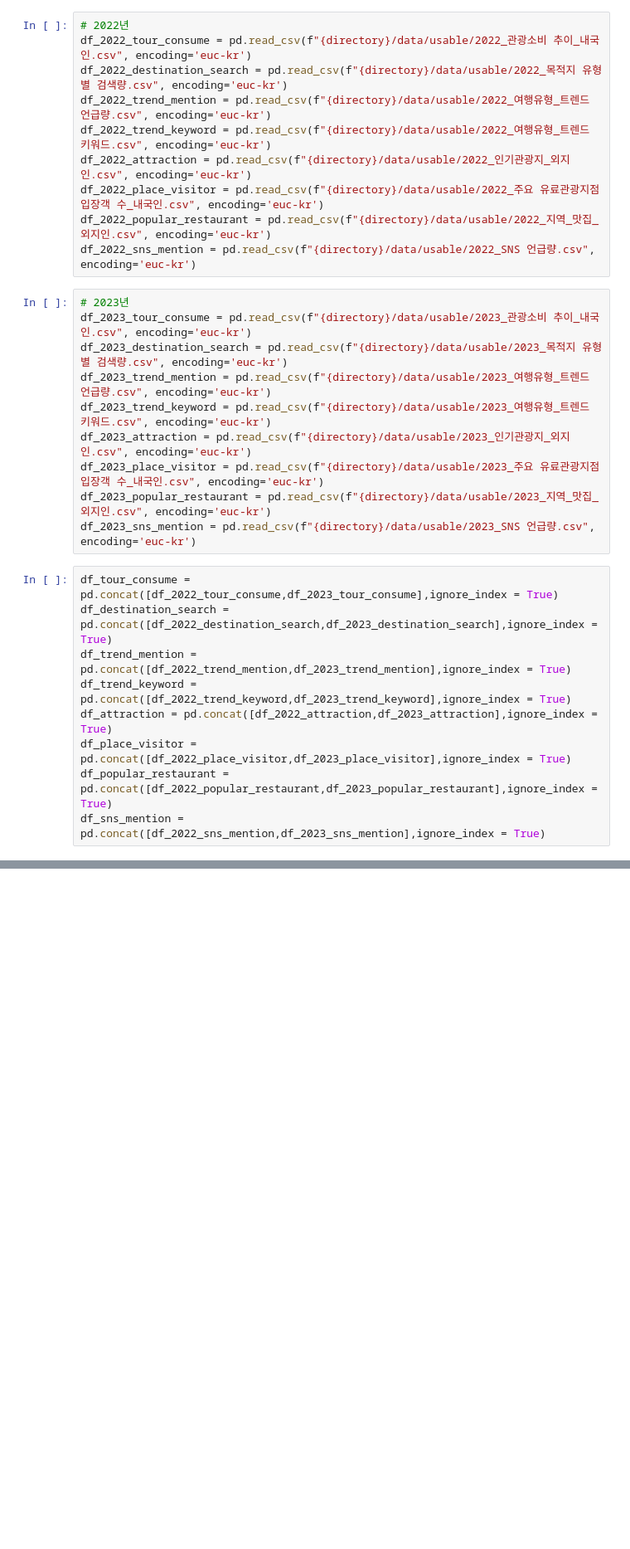
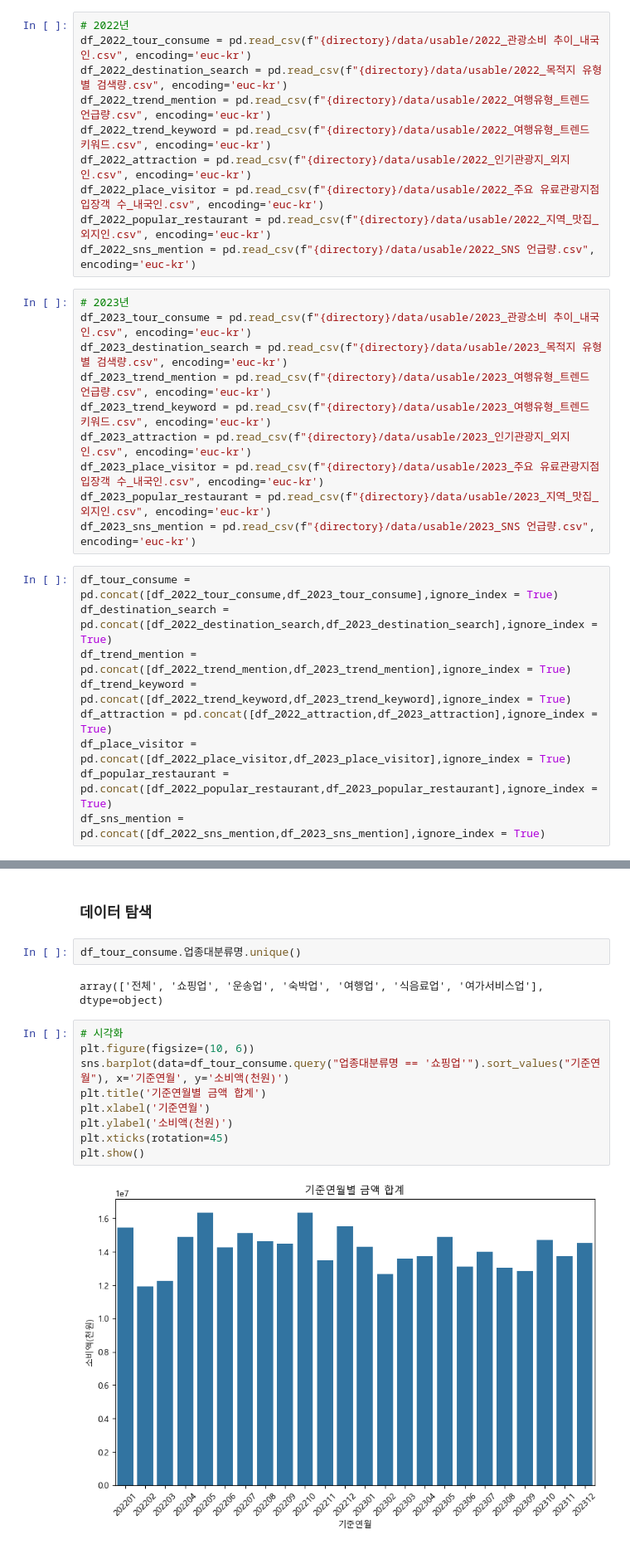
Before and after one commit to SeokcheonMoon/Competetion_Gangneung_vision_planning, a Jupyter notebook: DDA_tour_data.ipynb, the cells around one changed output, grey strips where cells are left out. Shown at 83% size. Cells and saved outputs as stored; diff of their text form; blank space fills up the shorter version.

```diff
--- a/DDA_tour_data.ipynb
+++ b/DDA_tour_data.ipynb
@@ -115,0 +230,17 @@ df_tour_consume
+# %% [markdown]
+### 데이터 탐색
+# %%
+df_tour_consume.업종대분류명.unique()
+# %% [output]
+array(['전체', '쇼핑업', '운송업', '숙박업', '여행업', '식음료업', '여가서비스업'], dtype=object)
+# %%
+# 시각화
+plt.figure(figsize=(10, 6))
+sns.barplot(data=df_tour_consume.query("업종대분류명 == '쇼핑업'").sort_values("기준연월"), x='기준연월', y='소비액(천원)')
+plt.title('기준연월별 금액 합계')
+plt.xlabel('기준연월')
+plt.ylabel('소비액(천원)')
+plt.xticks(rotation=45)
+plt.show()
+# %% [output]
+[figure, added]
```
Also changed, not shown: parts of 15 cells of this notebook.
